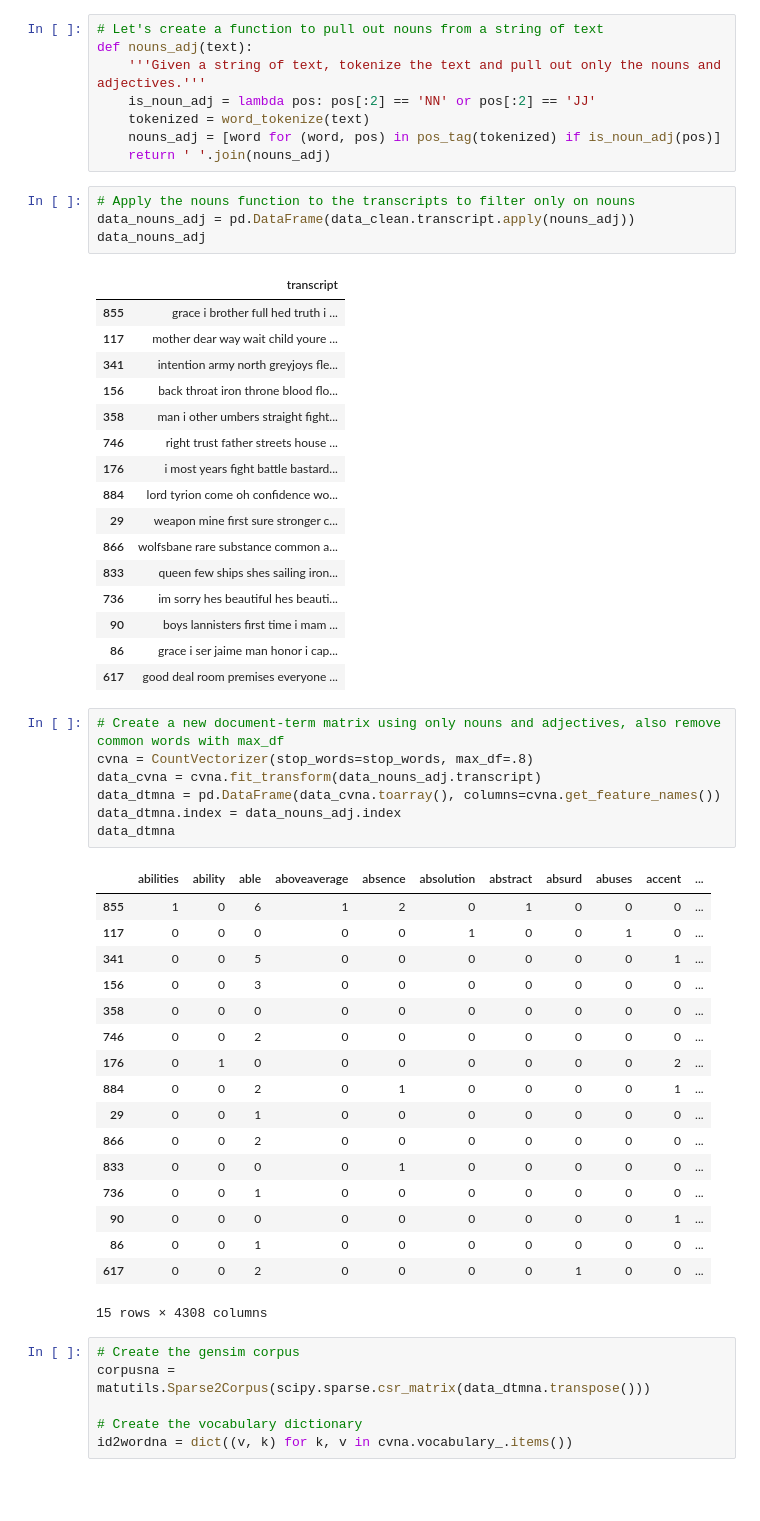
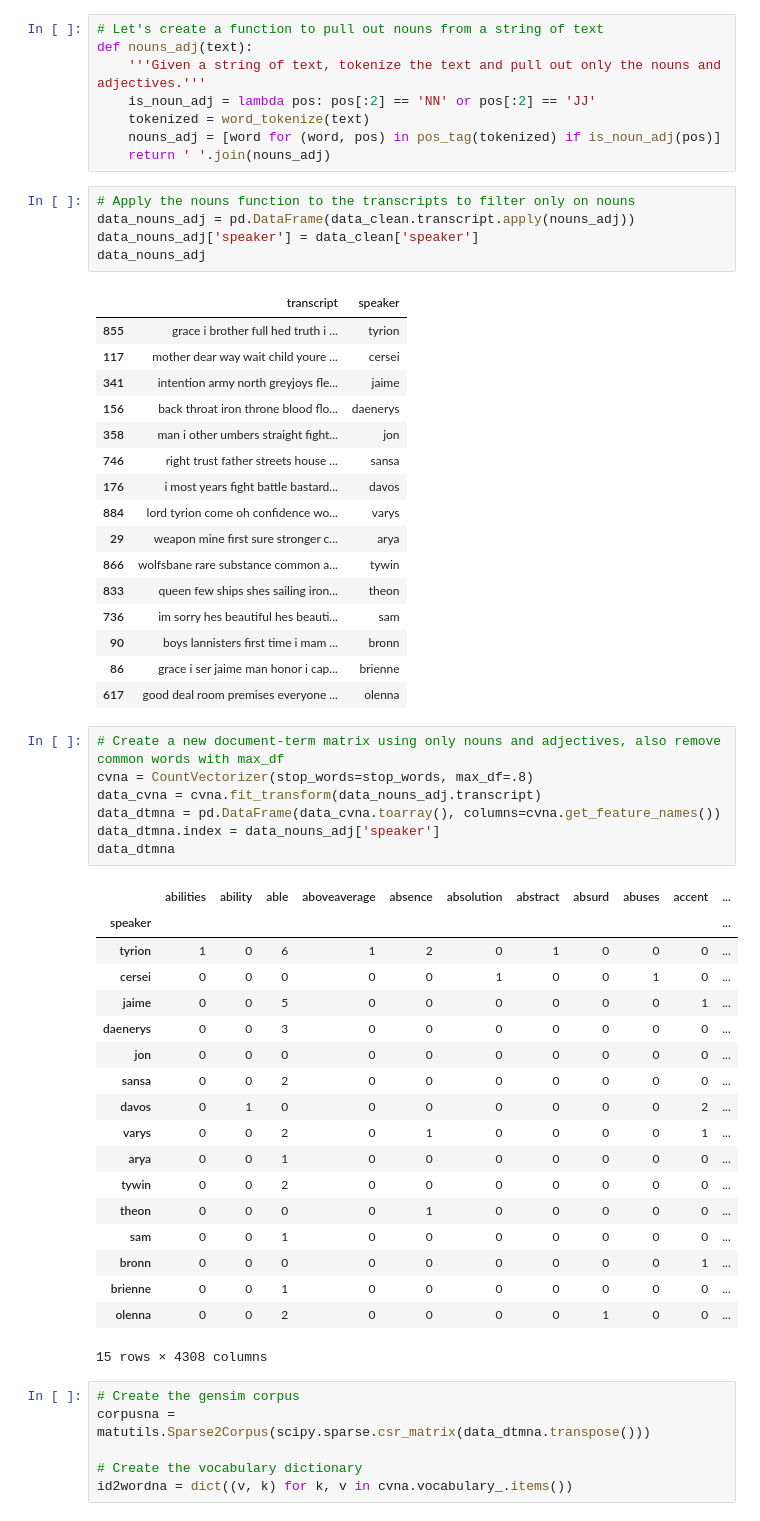
Before and after one commit to rkritika1508/NLP-Webinar, a Jupyter notebook: 4-Topic-Modeling.ipynb, the cells around one changed output. Cells and saved outputs as stored; diff of their text form; blank space fills up the shorter version.

```diff
--- a/4-Topic-Modeling.ipynb
+++ b/4-Topic-Modeling.ipynb
@@ -244,48 +247,50 @@ def nouns_adj(text):
 # %%
 # Apply the nouns function to the transcripts to filter only on nouns
 data_nouns_adj = pd.DataFrame(data_clean.transcript.apply(nouns_adj))
+data_nouns_adj['speaker'] = data_clean['speaker']
 data_nouns_adj
 # %% [output]
-|  | transcript |
-| 855 | grace i brother full hed truth i ... |
-| 117 | mother dear way wait child youre ... |
-| 341 | intention army north greyjoys fle... |
-| 156 | back throat iron throne blood flo... |
-| 358 | man i other umbers straight fight... |
-| 746 | right trust father streets house ... |
-| 176 | i most years fight battle bastard... |
-| 884 | lord tyrion come oh confidence wo... |
-| 29 | weapon mine first sure stronger c... |
-| 866 | wolfsbane rare substance common a... |
-| 833 | queen few ships shes sailing iron... |
-| 736 | im sorry hes beautiful hes beauti... |
-| 90 | boys lannisters first time i mam ... |
-| 86 | grace i ser jaime man honor i cap... |
-| 617 | good deal room premises everyone ... |
+|  | transcript | speaker |
+| 855 | grace i brother full hed truth i ... | tyrion |
+| 117 | mother dear way wait child youre ... | cersei |
+| 341 | intention army north greyjoys fle... | jaime |
+| 156 | back throat iron throne blood flo... | daenerys |
+| 358 | man i other umbers straight fight... | jon |
+| 746 | right trust father streets house ... | sansa |
+| 176 | i most years fight battle bastard... | davos |
+| 884 | lord tyrion come oh confidence wo... | varys |
+| 29 | weapon mine first sure stronger c... | arya |
+| 866 | wolfsbane rare substance common a... | tywin |
+| 833 | queen few ships shes sailing iron... | theon |
+| 736 | im sorry hes beautiful hes beauti... | sam |
+| 90 | boys lannisters first time i mam ... | bronn |
+| 86 | grace i ser jaime man honor i cap... | brienne |
+| 617 | good deal room premises everyone ... | olenna |
 # %%
 # Create a new document-term matrix using only nouns and adjectives, also remove common words with max_df
 cvna = CountVectorizer(stop_words=stop_words, max_df=.8)
 data_cvna = cvna.fit_transform(data_nouns_adj.transcript)
 data_dtmna = pd.DataFrame(data_cvna.toarray(), columns=cvna.get_feature_names())
-data_dtmna.index = data_nouns_adj.index
+data_dtmna.index = data_nouns_adj['speaker']
 data_dtmna
 # %% [output]
 |  | abilities | ability | able | aboveaverage | absence | absolution | abstract | absurd | abuses | accent | ... |
-| 855 | 1 | 0 | 6 | 1 | 2 | 0 | 1 | 0 | 0 | 0 | ... |
-| 117 | 0 | 0 | 0 | 0 | 0 | 1 | 0 | 0 | 1 | 0 | ... |
-| 341 | 0 | 0 | 5 | 0 | 0 | 0 | 0 | 0 | 0 | 1 | ... |
-| 156 | 0 | 0 | 3 | 0 | 0 | 0 | 0 | 0 | 0 | 0 | ... |
-| 358 | 0 | 0 | 0 | 0 | 0 | 0 | 0 | 0 | 0 | 0 | ... |
-| 746 | 0 | 0 | 2 | 0 | 0 | 0 | 0 | 0 | 0 | 0 | ... |
-| 176 | 0 | 1 | 0 | 0 | 0 | 0 | 0 | 0 | 0 | 2 | ... |
-| 884 | 0 | 0 | 2 | 0 | 1 | 0 | 0 | 0 | 0 | 1 | ... |
-| 29 | 0 | 0 | 1 | 0 | 0 | 0 | 0 | 0 | 0 | 0 | ... |
-| 866 | 0 | 0 | 2 | 0 | 0 | 0 | 0 | 0 | 0 | 0 | ... |
-| 833 | 0 | 0 | 0 | 0 | 1 | 0 | 0 | 0 | 0 | 0 | ... |
-| 736 | 0 | 0 | 1 | 0 | 0 | 0 | 0 | 0 | 0 | 0 | ... |
-| 90 | 0 | 0 | 0 | 0 | 0 | 0 | 0 | 0 | 0 | 1 | ... |
-| 86 | 0 | 0 | 1 | 0 | 0 | 0 | 0 | 0 | 0 | 0 | ... |
-| 617 | 0 | 0 | 2 | 0 | 0 | 0 | 0 | 1 | 0 | 0 | ... |
+| speaker |  |  |  |  |  |  |  |  |  |  | ... |
+| tyrion | 1 | 0 | 6 | 1 | 2 | 0 | 1 | 0 | 0 | 0 | ... |
+| cersei | 0 | 0 | 0 | 0 | 0 | 1 | 0 | 0 | 1 | 0 | ... |
+| jaime | 0 | 0 | 5 | 0 | 0 | 0 | 0 | 0 | 0 | 1 | ... |
+| daenerys | 0 | 0 | 3 | 0 | 0 | 0 | 0 | 0 | 0 | 0 | ... |
+| jon | 0 | 0 | 0 | 0 | 0 | 0 | 0 | 0 | 0 | 0 | ... |
+| sansa | 0 | 0 | 2 | 0 | 0 | 0 | 0 | 0 | 0 | 0 | ... |
+| davos | 0 | 1 | 0 | 0 | 0 | 0 | 0 | 0 | 0 | 2 | ... |
+| varys | 0 | 0 | 2 | 0 | 1 | 0 | 0 | 0 | 0 | 1 | ... |
+| arya | 0 | 0 | 1 | 0 | 0 | 0 | 0 | 0 | 0 | 0 | ... |
+| tywin | 0 | 0 | 2 | 0 | 0 | 0 | 0 | 0 | 0 | 0 | ... |
+| theon | 0 | 0 | 0 | 0 | 1 | 0 | 0 | 0 | 0 | 0 | ... |
+| sam | 0 | 0 | 1 | 0 | 0 | 0 | 0 | 0 | 0 | 0 | ... |
+| bronn | 0 | 0 | 0 | 0 | 0 | 0 | 0 | 0 | 0 | 1 | ... |
+| brienne | 0 | 0 | 1 | 0 | 0 | 0 | 0 | 0 | 0 | 0 | ... |
+| olenna | 0 | 0 | 2 | 0 | 0 | 0 | 0 | 1 | 0 | 0 | ... |
 15 rows × 4308 columns
 # %%
 # Create the gensim corpus
```
Also changed, not shown: parts of 19 cells of this notebook, 4 other files.
